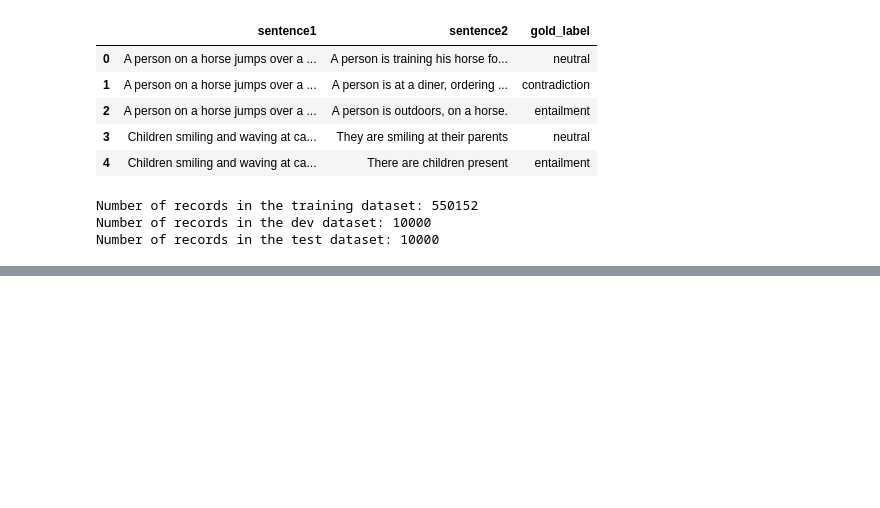
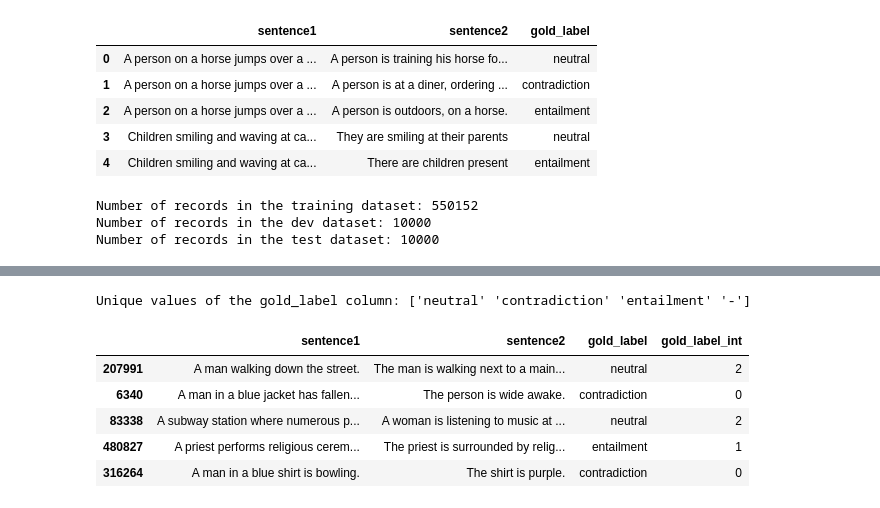
Before and after one commit to dimitarpg13/transformer_examples, a Jupyter notebook: notebooks/Process_Raw_SNLI_Dataset.ipynb, the cells around one changed output, grey strips where cells are left out. Cells and saved outputs as stored; diff of their text form; code cells hidden in the pictures; blank space fills up the shorter version.

```diff
--- a/notebooks/Process_Raw_SNLI_Dataset.ipynb
+++ b/notebooks/Process_Raw_SNLI_Dataset.ipynb
@@ -76,0 +79,4 @@ Number of records in the test dataset: 10000
+# %%
+df_train_new = df_train.sample(n=200000)
+df_rest = df_train.loc[~df_train.index.isin(df_train_new.index)]
+df_train_new[['sentence1', 'sentence2', 'gold_label']][:5]
@@ -76,0 +90,18 @@ Number of records in the test dataset: 10000
+# %%
+print(f"Unique values of the gold_label column: {df_train_new['gold_label'].unique()}")
+# %% [output]
+Unique values of the gold_label column: ['neutral' 'contradiction' 'entailment' '-']
+# %%
+df_train_new = df_train_new.loc[:, ['sentence1', 'sentence2', 'gold_label']].where(df_train_new['gold_label'].isin(["contradiction", "entailment", "neutral"]))
+df_rest = df_rest.loc[:, ['sentence1', 'sentence2', 'gold_label']].where(df_rest['gold_label'].isin(["contradiction", "entailment", "neutral"]))
+label2int = {"contradiction": 0, "entailment": 1, "neutral": 2}
+df_train_new.loc[:, 'gold_label_int'] = df_train_new.loc[:, 'gold_label'].apply(lambda x: label2int[x])
+df_rest.loc[:, 'gold_label_int'] = df_rest.loc[:, 'gold_label'].apply(lambda x: label2int[x])
+df_train_new[:5]
+# %% [output]
+|  | sentence1 | sentence2 | gold_label | gold_label_int |
+| 207991 | A man walking down the street. | The man is walking next to a main... | neutral | 2 |
+| 6340 | A man in a blue jacket has fallen... | The person is wide awake. | contradiction | 0 |
+| 83338 | A subway station where numerous p... | A woman is listening to music at ... | neutral | 2 |
+| 480827 | A priest performs religious cerem... | The priest is surrounded by relig... | entailment | 1 |
+| 316264 | A man in a blue shirt is bowling. | The shirt is purple. | contradiction | 0 |
```
Also changed, not shown: parts of 3 cells of this notebook.
